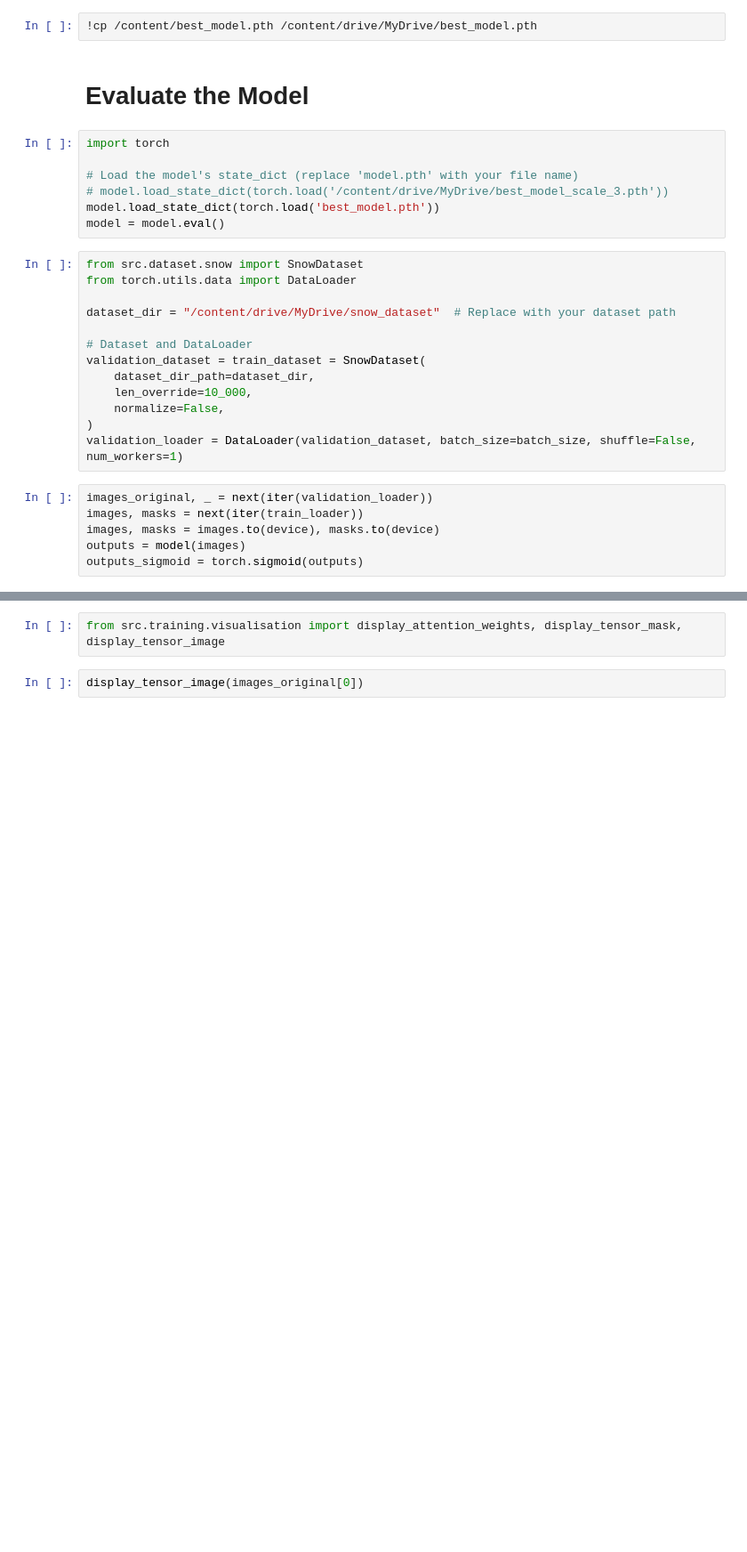
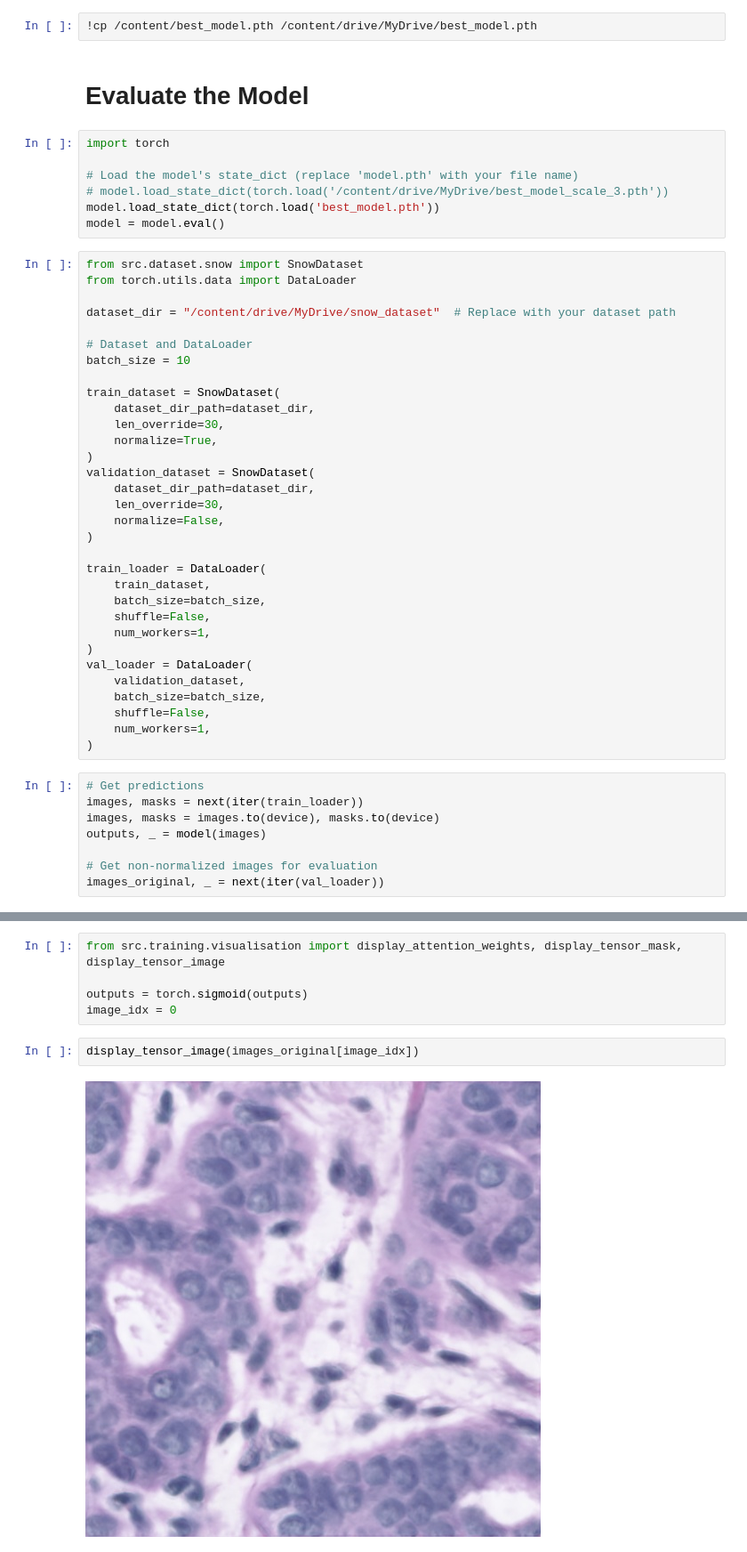
Before and after one commit to sccthomas/ECM3401_Individual_Project, a Jupyter notebook: GPU_ViT_Train.ipynb, the cells around one changed output, grey strips where cells are left out. Shown at 89% size. Cells and saved outputs as stored; diff of their text form; blank space fills up the shorter version.

```diff
--- a/GPU_ViT_Train.ipynb
+++ b/GPU_ViT_Train.ipynb
@@ -154,18 +250,39 @@ from torch.utils.data import DataLoader
 dataset_dir = "/content/drive/MyDrive/snow_dataset"  # Replace with your dataset path
 
 # Dataset and DataLoader
-validation_dataset = train_dataset = SnowDataset(
+batch_size = 10
+
+train_dataset = SnowDataset(
     dataset_dir_path=dataset_dir,
-    len_override=10_000,
+    len_override=30,
+    normalize=True,
+)
+validation_dataset = SnowDataset(
+    dataset_dir_path=dataset_dir,
+    len_override=30,
     normalize=False,
 )
-validation_loader = DataLoader(validation_dataset, batch_size=batch_size, shuffle=False, num_workers=1)
+
+train_loader = DataLoader(
+    train_dataset,
+    batch_size=batch_size,
+    shuffle=False,
+    num_workers=1,
+)
+val_loader = DataLoader(
+    validation_dataset,
+    batch_size=batch_size,
+    shuffle=False,
+    num_workers=1,
+)
 # %%
-images_original, _ = next(iter(validation_loader))
+# Get predictions
 images, masks = next(iter(train_loader))
 images, masks = images.to(device), masks.to(device)
-outputs = model(images)
-outputs_sigmoid = torch.sigmoid(outputs)
+outputs, _ = model(images)
+
+# Get non-normalized images for evaluation
+images_original, _ = next(iter(val_loader))
 # %%
 import torch.nn as nn
 
@@ -175,5 +297,10 @@ print(loss)
 # %%
 from src.training.visualisation import display_attention_weights, display_tensor_mask, display_tensor_image
+
+outputs = torch.sigmoid(outputs)
+image_idx = 0
 # %%
-display_tensor_image(images_original[0])
+display_tensor_image(images_original[image_idx])
+# %% [output]
+[figure, added]
 # %%
```
Also changed, not shown: parts of 8 cells of this notebook.
